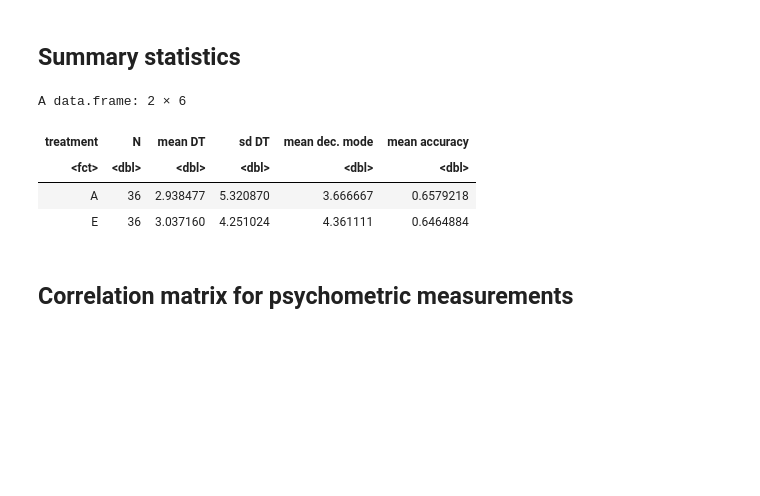
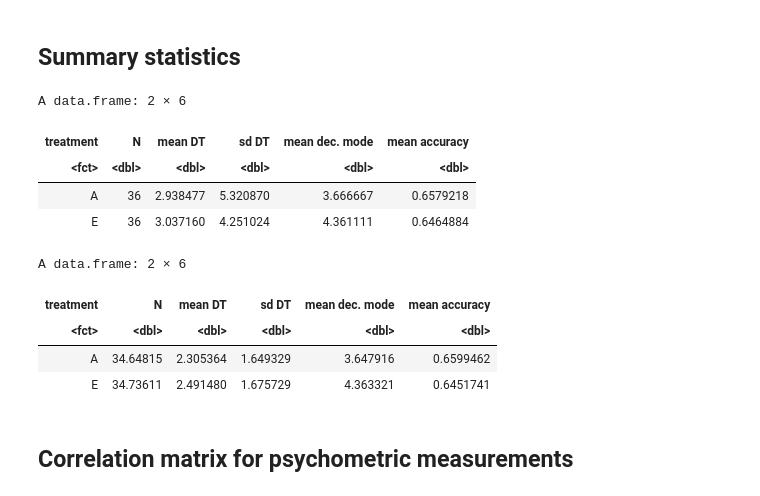
Before and after one commit to tianqimark/Cognitive-Imprecision, a Jupyter notebook: multilevel-template-R.ipynb, the cells around one changed output. Saved outputs shown, nothing was run; the diff lists cells and outputs as text; code cells hidden in the pictures; blank space fills up the shorter version.

```diff
--- a/multilevel-template-R.ipynb
+++ b/multilevel-template-R.ipynb
@@ -48,17 +51,29 @@ mydata <- read.table("data.csv", header=TRUE, sep=",")
 # %%
 # the plyr package has really useful summarising functions
 ddply(mydata, c("treatment"), summarise,
       N = length(choice)/216,
       'mean DT' = mean(dt, na.rm=T),
       'sd DT' = sd(dt, na.rm=T),
       'mean dec. mode' = mean(decmode),
       'mean accuracy' = mean(accuracy))
+
+ddply(mydata2, c("treatment"), summarise,
+      N = length(choice)/216,
+      'mean DT' = mean(dt, na.rm=T),
+      'sd DT' = sd(dt, na.rm=T),
+      'mean dec. mode' = mean(decmode),
+      'mean accuracy' = mean(accuracy))
 # %% [output]
 A data.frame: 2 × 6
 | treatment | N | mean DT | sd DT | mean dec. mode | mean accuracy |
 | <fct> | <dbl> | <dbl> | <dbl> | <dbl> | <dbl> |
 | A | 36 | 2.938477 | 5.320870 | 3.666667 | 0.6579218 |
 | E | 36 | 3.037160 | 4.251024 | 4.361111 | 0.6464884 |
+A data.frame: 2 × 6
+| treatment | N | mean DT | sd DT | mean dec. mode | mean accuracy |
+| <fct> | <dbl> | <dbl> | <dbl> | <dbl> | <dbl> |
+| A | 34.64815 | 2.305364 | 1.649329 | 3.647916 | 0.6599462 |
+| E | 34.73611 | 2.491480 | 1.675729 | 4.363321 | 0.6451741 |
 # %% [markdown]
 <h2>Correlation matrix for psychometric measurements</h2>
 # %%
```
Also changed, not shown: parts of 14 cells of this notebook.
